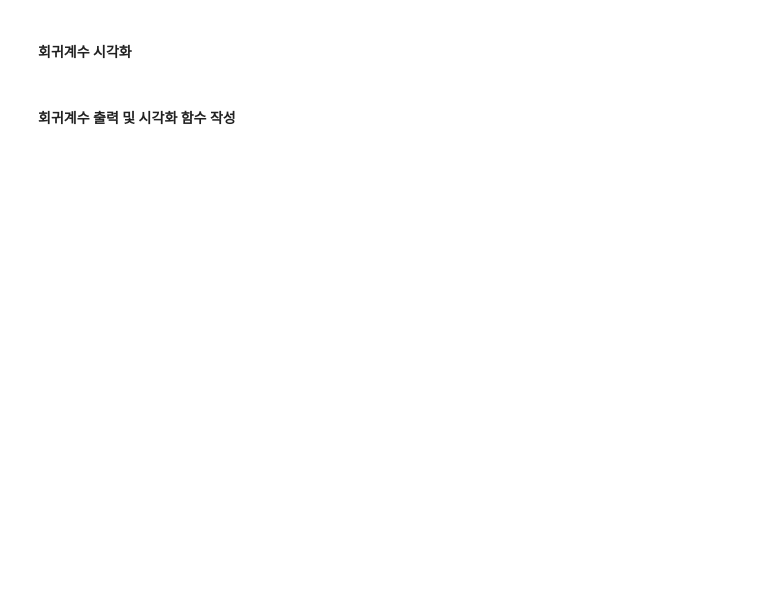
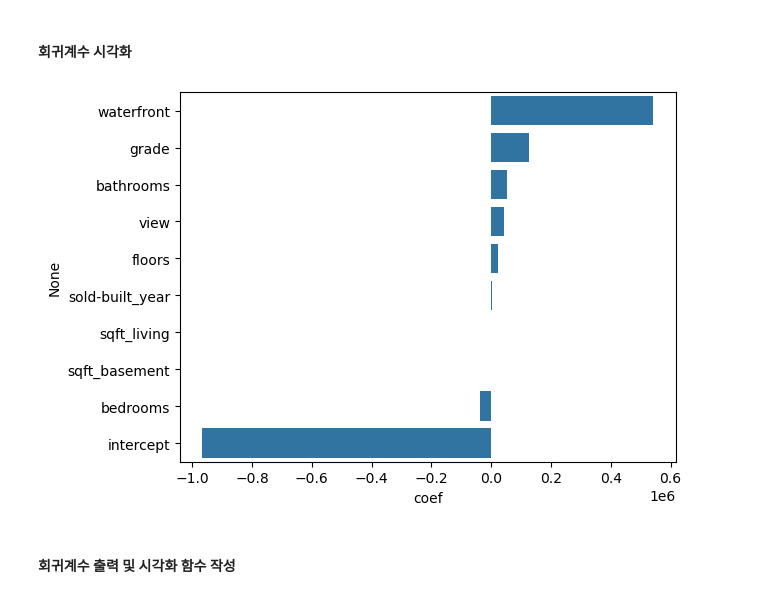
Before and after one commit to rlfgus0821/-HTML-, a Jupyter notebook: 12_machine learning/머신러닝_11_회귀분석4_실습_LinearRegression이용.ipynb, the cells around one changed output. Drawn from its saved outputs; the diff is of its cells as text; code cells hidden in the pictures; blank space fills up the shorter version.

```diff
--- a/12_machine learning/머신러닝_11_회귀분석4_실습_LinearRegression이용.ipynb
+++ b/12_machine learning/머신러닝_11_회귀분석4_실습_LinearRegression이용.ipynb
@@ -41,0 +232,3 @@ warnings.filterwarnings('ignore')
+# %%
+house_df2 = data_preprocessing(house)
+house_df2.head(3)
@@ -43,0 +246,29 @@ warnings.filterwarnings('ignore')
+# %%
+x = house_df2.drop('price',axis=1)
+y = house_df2.price
+
+# 학습/테스트 데이터 분할
+x_train, x_test, y_train, y_test = train_test_split(x,y, test_size=0.2, random_state=156)
+
+# 모델 객체 생성
+lr= LinearRegression()
+
+# 학습
+lr.fit(x_train, y_train)
+
+# 예측
+y_pred = lr.predict(x_test)
+
+# 성능평가
+# MSE(평균 제곱 오차): 잔차를 제곱하여 평균 / MSE가 낮을수록 모델의 성능이 좋다 /오차의 제곱을 취하기 때문에, 큰 오차에 대해 더 큰 벌점을 부여
+mse = mean_squared_error(y_test, y_pred)
+
+rmse = np.sqrt(mse)
+
+# MAE(평균 절대 오차): 잔차의 절대값을 평균 / MAE가 낮을수록 모델의 성능이 좋다
+mae = mean_absolute_error(y_test, y_pred)
+
+# 결정계수: 모델이 데이터의 분산을 얼마나 잘 설명하는지를 나타내는 지표
+r2 = r2_score(y_test, y_pred)
+
+print(f'MSE: {mse:.2f}, RMSE: {rmse:.2f}, MAE: {mae:.2f}, R2: {r2:.3f}')
@@ -45,0 +297,4 @@ warnings.filterwarnings('ignore')
+# %%
+coefs = pd.DataFrame(data=lr.coef_, index=x.columns, columns=['coef'])
+coefs.loc['intercept'] = lr.intercept_
+coefs
@@ -46,2 +313,5 @@ warnings.filterwarnings('ignore')
 # %% [markdown]
 #### 회귀계수를 큰 값 순으로 정렬
+# %%
+coeff = coefs.sort_values('coef', ascending=False)
+coeff
@@ -48,4 +330,9 @@ warnings.filterwarnings('ignore')
 # %% [markdown]
 #### 회귀계수 시각화
+# %%
+sns.barplot(data=coeff, x=coeff.coef, y=coeff.index)
+plt.show()
+# %% [output]
+[figure, added]
 # %% [markdown]
 #### 회귀계수 출력 및 시각화 함수 작성
```
Also changed, not shown: parts of 59 cells of this notebook, 1 other file.
